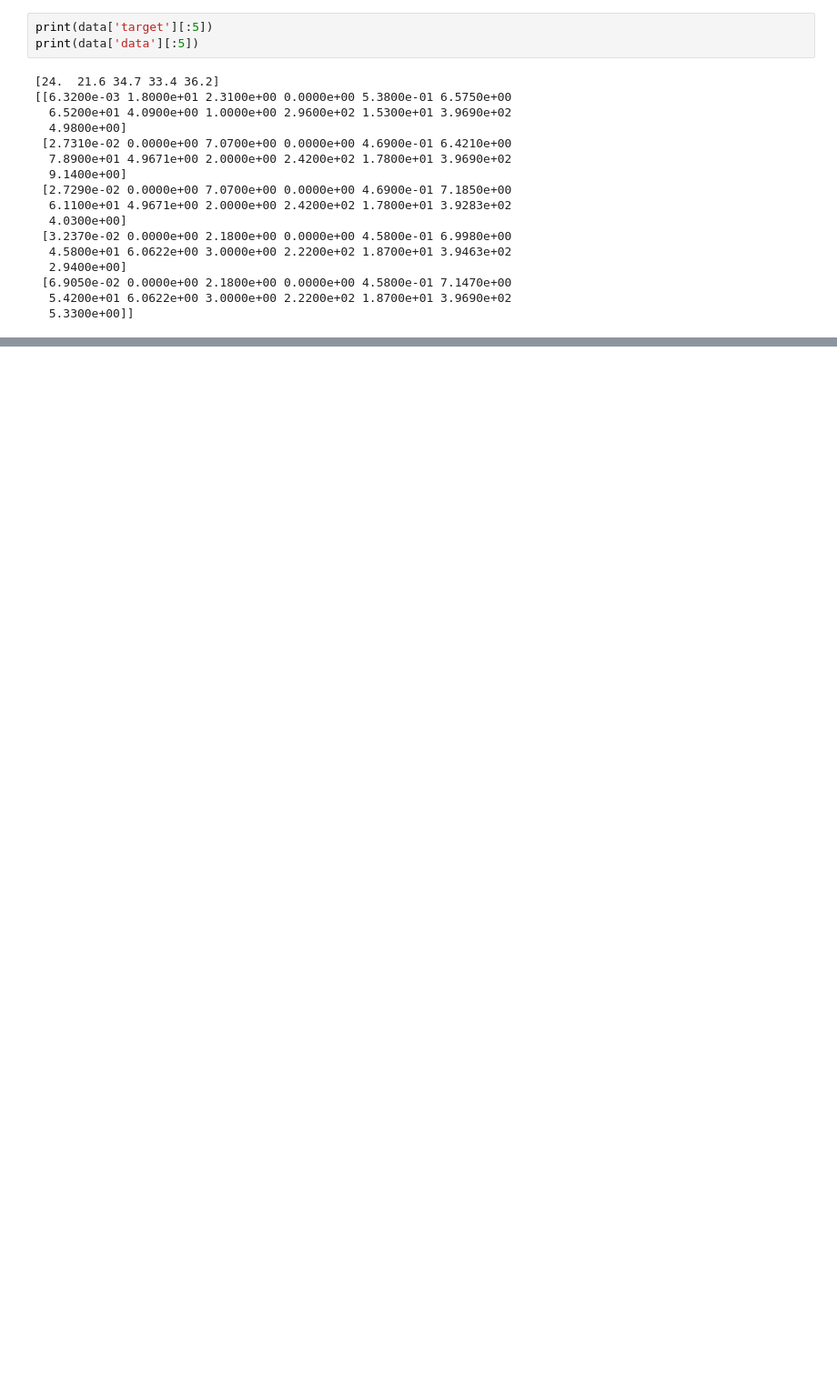
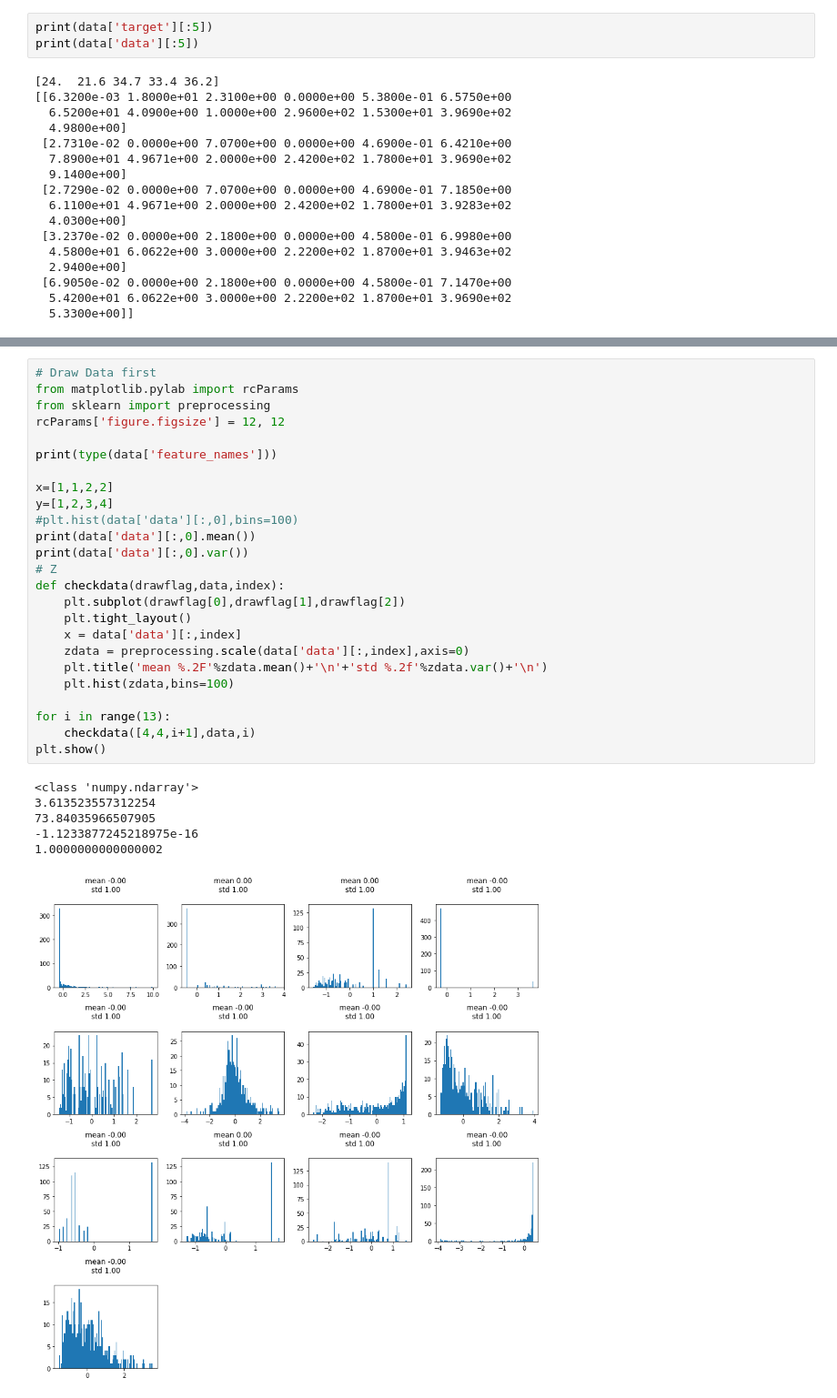
Before and after one commit to neohung/ml_note, a Jupyter notebook: lesson/ML2_Linear_Regression_overfitting.ipynb, the cells around one changed output, grey strips where cells are left out. Shown at 91% size. Drawn from its saved outputs; the diff is of its cells as text; blank space fills up the shorter version.

```diff
--- a/lesson/ML2_Linear_Regression_overfitting.ipynb
+++ b/lesson/ML2_Linear_Regression_overfitting.ipynb
@@ -559,0 +585,32 @@ print(data['data'][:5])
+# %%
+# Draw Data first
+from matplotlib.pylab import rcParams
+from sklearn import preprocessing
+rcParams['figure.figsize'] = 12, 12
+
+print(type(data['feature_names']))
+
+x=[1,1,2,2]
+y=[1,2,3,4]
+#plt.hist(data['data'][:,0],bins=100)
+print(data['data'][:,0].mean())
+print(data['data'][:,0].var())
+# Z
+def checkdata(drawflag,data,index):
+    plt.subplot(drawflag[0],drawflag[1],drawflag[2])
+    plt.tight_layout()
+    x = data['data'][:,index]
+    zdata = preprocessing.scale(data['data'][:,index],axis=0)
+    plt.title('mean %.2F'%zdata.mean()+'\n'+'std %.2f'%zdata.var()+'\n')
+    plt.hist(zdata,bins=100)
+
+for i in range(13):
+    checkdata([4,4,i+1],data,i)
+plt.show()
+# %% [output]
+<class 'numpy.ndarray'>
+3.613523557312254
+73.84035966507905
+-1.1233877245218975e-16
+1.0000000000000002
+[figure, added]
```
Also changed, not shown: parts of 6 cells of this notebook, 27 other files.
